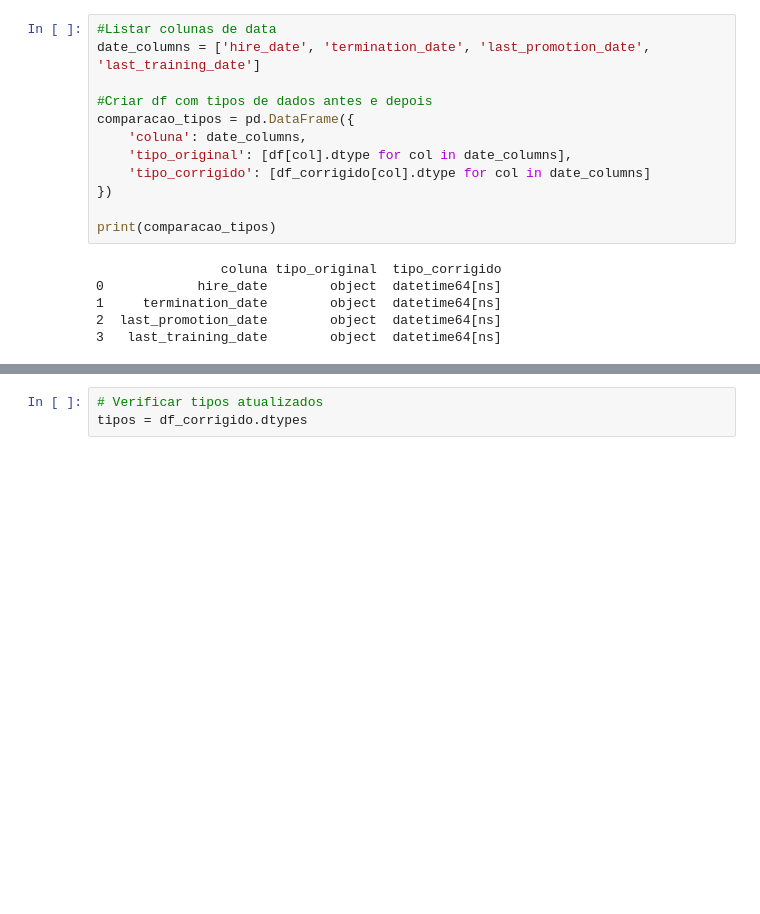
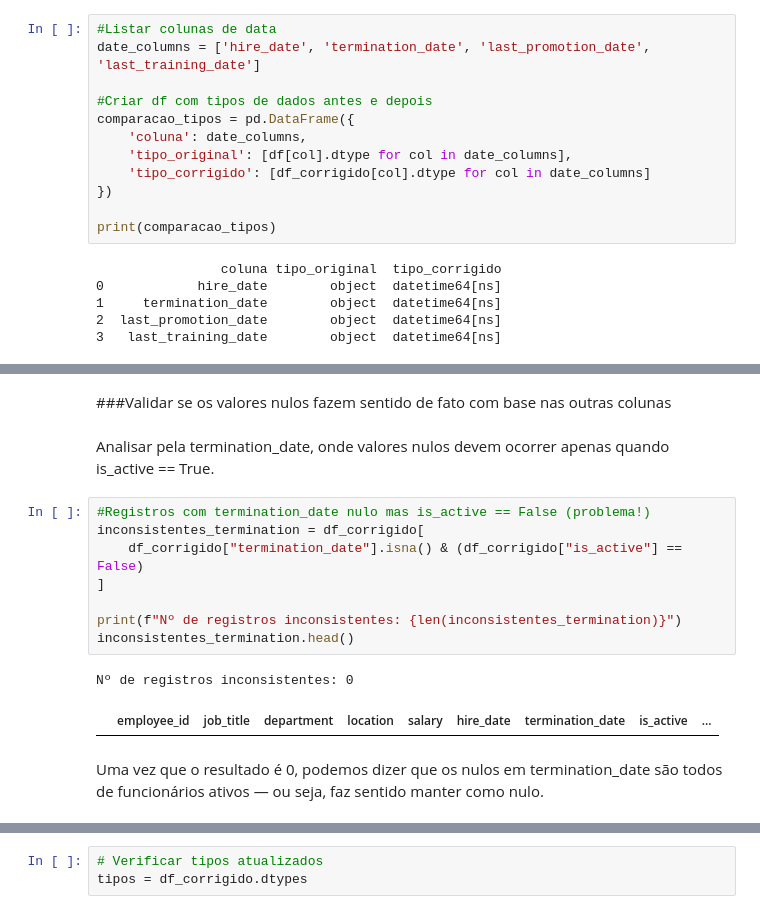
Before and after one commit to pela-andrea/people-analytics-case, a Jupyter notebook: scripts/01_exploracao_glossario.ipynb, the cells around one changed output, grey strips where cells are left out. Cells and saved outputs as stored; diff of their text form; blank space fills up the shorter version.

```diff
--- a/scripts/01_exploracao_glossario.ipynb
+++ b/scripts/01_exploracao_glossario.ipynb
@@ -224,0 +246,17 @@ nulos = df_corrigido.isnull().mean().round(4) * 100
+# %% [markdown]
+###Validar se os valores nulos fazem sentido de fato com base nas outras colunas
+# %% [markdown]
+Analisar pela termination_date, onde valores nulos devem ocorrer apenas quando is_active == True.
+# %%
+#Registros com termination_date nulo mas is_active == False (problema!)
+inconsistentes_termination = df_corrigido[
+    df_corrigido["termination_date"].isna() & (df_corrigido["is_active"] == False)
+]
+
+print(f"Nº de registros inconsistentes: {len(inconsistentes_termination)}")
+inconsistentes_termination.head()
+# %% [output]
+Nº de registros inconsistentes: 0
+|  | employee_id | job_title | department | location | salary | hire_date | termination_date | is_active | ... |
+# %% [markdown]
+Uma vez que o resultado é 0, podemos dizer que os nulos em termination_date são todos de funcionários ativos — ou seja, faz sentido manter como nulo.
```
Also changed, not shown: parts of 43 cells of this notebook.
